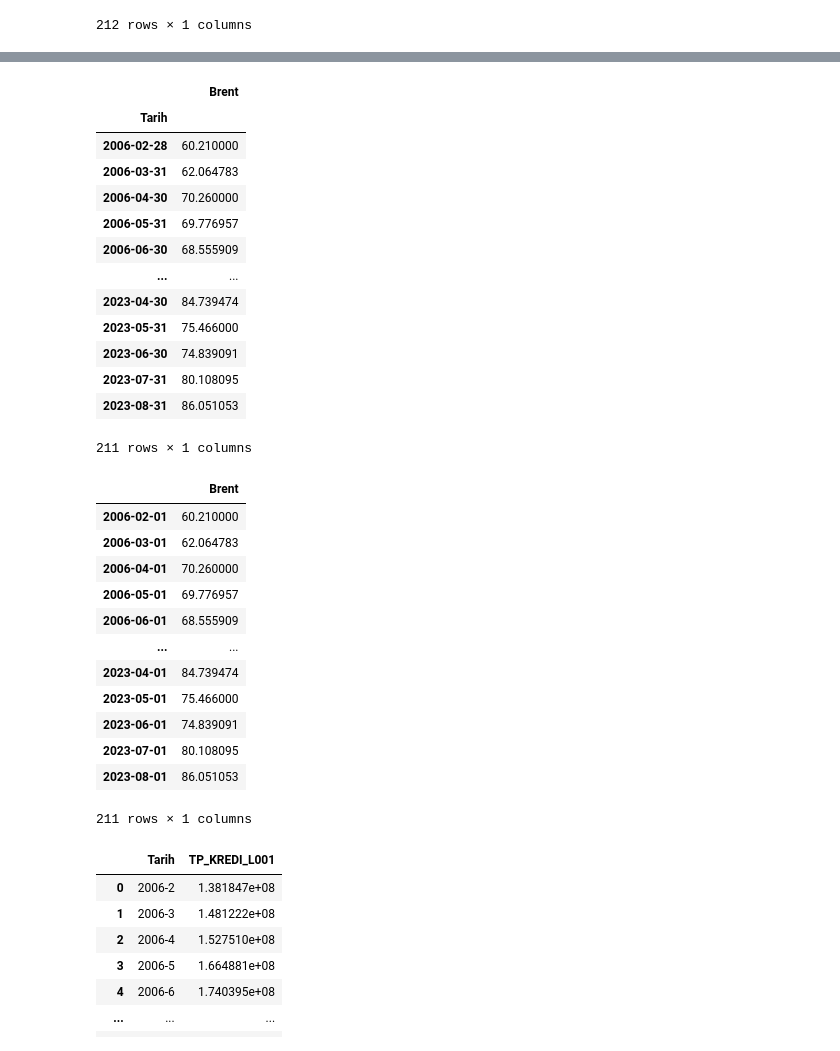
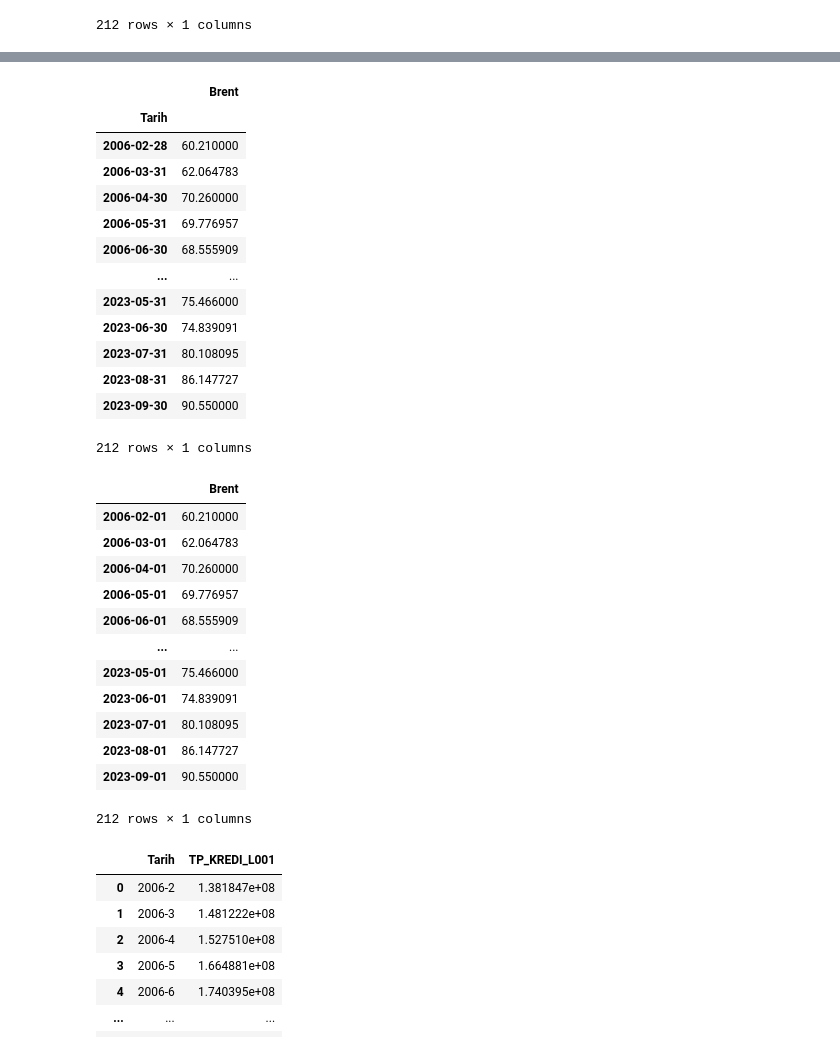
Before and after one commit to kaboya19/InflationForecast, a Jupyter notebook: InflationForecastVARModel.ipynb, the cells around one changed output, grey strips where cells are left out. Saved outputs shown, nothing was run; the diff lists cells and outputs as text; code cells hidden in the pictures.

```diff
--- a/InflationForecastVARModel.ipynb
+++ b/InflationForecastVARModel.ipynb
@@ -248,25 +260,27 @@ brent
 # %%
 
 brent.columns=["Brent"]
+date_index = pd.date_range(start='2023-09-30', periods=1)
+
 brent
 # %% [output]
 |  | Brent |
 | Tarih |  |
 | 2006-02-28 | 60.210000 |
 | 2006-03-31 | 62.064783 |
 | 2006-04-30 | 70.260000 |
 | 2006-05-31 | 69.776957 |
 | 2006-06-30 | 68.555909 |
 | ... | ... |
-| 2023-04-30 | 84.739474 |
 | 2023-05-31 | 75.466000 |
 | 2023-06-30 | 74.839091 |
 | 2023-07-31 | 80.108095 |
-| 2023-08-31 | 86.051053 |
+| 2023-08-31 | 86.147727 |
+| 2023-09-30 | 90.550000 |
-211 rows × 1 columns
+212 rows × 1 columns
 # %%
 
-dates=pd.date_range('2006-02-01','2023-09-01' , freq='1M')-pd.offsets.MonthBegin(1)
+dates=pd.date_range('2006-02-01','2023-10-01' , freq='1M')-pd.offsets.MonthBegin(1)
 
 
 brent = brent.set_index(dates)
@@ -279,12 +293,12 @@ brent
 | 2006-05-01 | 69.776957 |
 | 2006-06-01 | 68.555909 |
 | ... | ... |
-| 2023-04-01 | 84.739474 |
 | 2023-05-01 | 75.466000 |
 | 2023-06-01 | 74.839091 |
 | 2023-07-01 | 80.108095 |
-| 2023-08-01 | 86.051053 |
+| 2023-08-01 | 86.147727 |
+| 2023-09-01 | 90.550000 |
-211 rows × 1 columns
+212 rows × 1 columns
 # %%
 kredi=evds.get_data(["TP.KREDI.L001"],startdate="01-02-2006",enddate=date.today().strftime("%d-%m-%Y"),frequency=5)
 kredi
```
Also changed, not shown: parts of 15 cells of this notebook.
